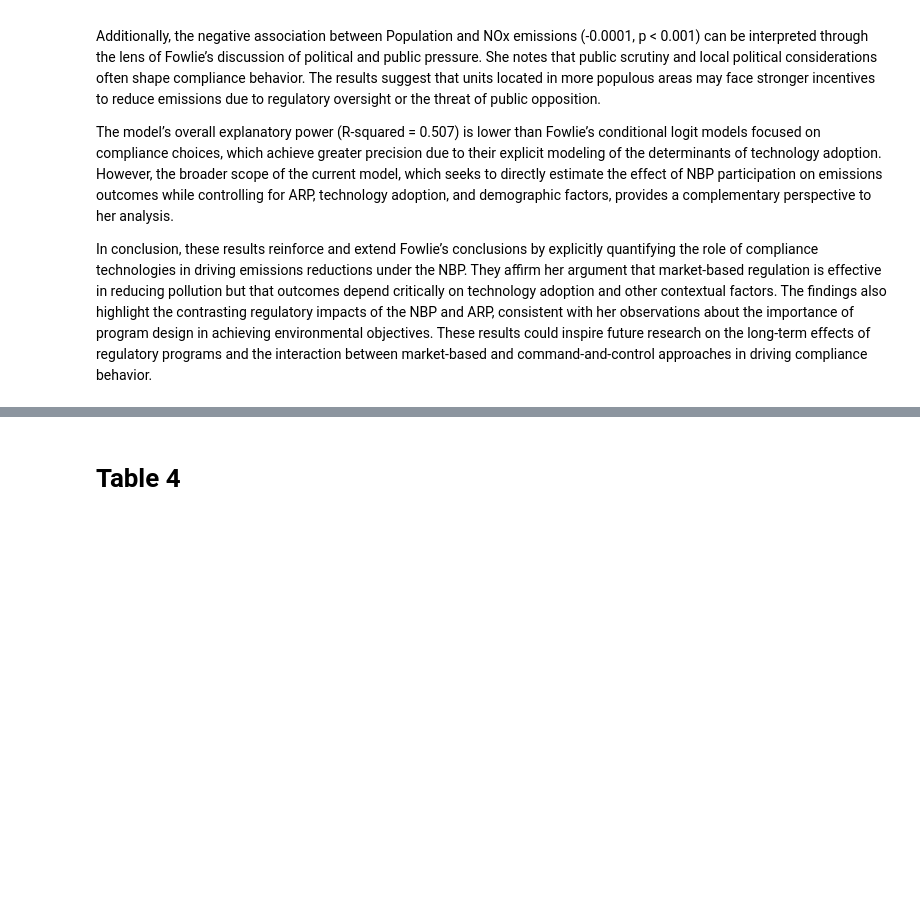
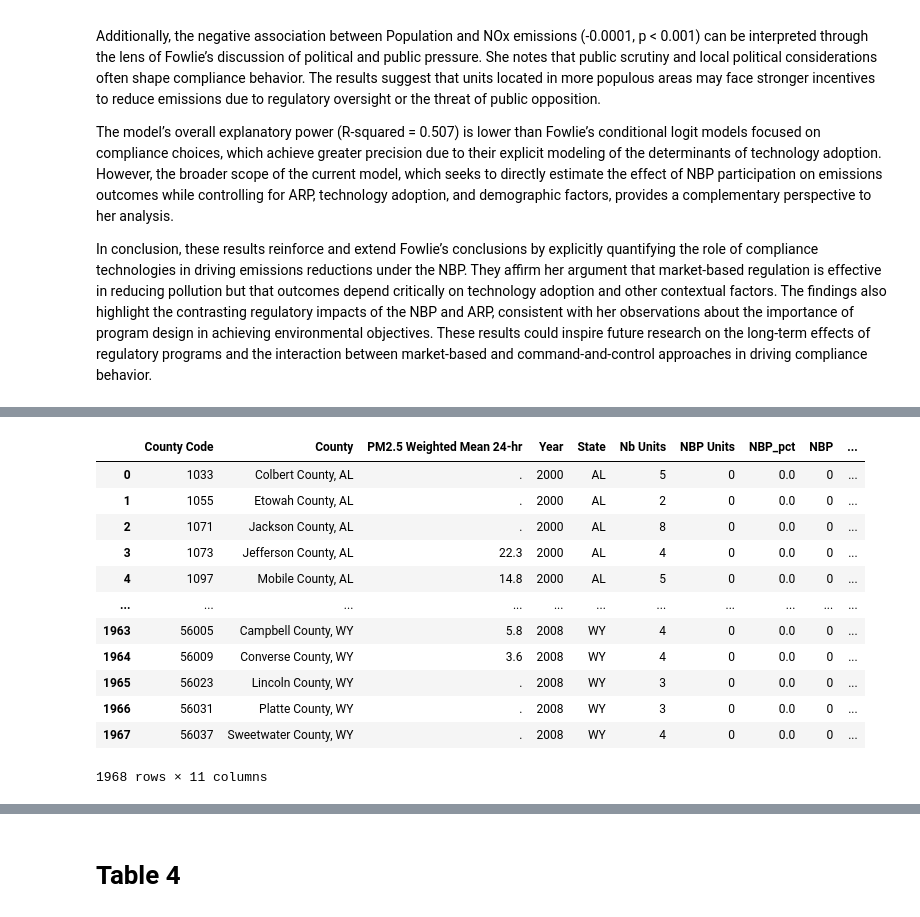
Before and after one commit to ZeliaDec/Econ, a Jupyter notebook: MGT-494.ipynb, the cells around one changed output, grey strips where cells are left out. Drawn from its saved outputs; the diff is of its cells as text; code cells hidden in the pictures; blank space fills up the shorter version.

```diff
--- a/MGT-494.ipynb
+++ b/MGT-494.ipynb
@@ -751,0 +884,21 @@ variable is perfectly explained using the effects included in the model.
+# %%
+pm2000 = air_quality2000[['County Code','County','PM2.5 Weighted Mean 24-hr']].copy()
+pm2001 = air_quality2001[['County Code','County','PM2.5 Weighted Mean 24-hr']].copy()
+pm2002 = air_quality2002[['County Code','County','PM2.5 Weighted Mean 24-hr']].copy()
+pm2003 = air_quality2003[['County Code','County','PM2.5 Weighted Mean 24-hr']].copy()
+pm2004 = air_quality2004[['County Code','County','PM2.5 Weighted Mean 24-hr']].copy()
+pm2005 = air_quality2005[['County Code','County','PM2.5 Weighted Mean 24-hr']].copy()
+pm2006 = air_quality2006[['County Code','County','PM2.5 Weighted Mean 24-hr']].copy()
+pm2007 = air_quality2007[['County Code','County','PM2.5 Weighted Mean 24-hr']].copy()
+pm2008 = air_quality2008[['County Code','County','PM2.5 Weighted Mean 24-hr']].copy()
+pm2000['Year']=2000
+pm2001['Year']=2001
+pm2002['Year']=2002
+pm2003['Year']=2003
+pm2004['Year']=2004
+pm2005['Year']=2005
+pm2006['Year']=2006
+pm2007['Year']=2007
+pm2008['Year']=2008
+pm = pd.concat([pm2000,pm2001,pm2002,pm2003,pm2004,pm2005,pm2006,pm2007,pm2008],ignore_index=True)
+pm
@@ -751,0 +919,31 @@ variable is perfectly explained using the effects included in the model.
+# %%
+data_fpm = pd.merge(
+    pm,
+    county_info,
+    left_on = ['County','Year'],
+    right_on = ['County','Year'],
+    how='inner'
+)
+data_fpm['post'] = (data_fpm['Year']>=2003).astype(int)
+# %%
+fpm_data = pd.merge(
+    data_fpm,
+    pop[['Year','County','Population']],
+    on = ['Year','County'],
+    how='inner'
+)
+fpm_data
+# %% [output]
+|  | County Code | County | PM2.5 Weighted Mean 24-hr | Year | State | Nb Units | NBP Units | NBP_pct | NBP | ... |
+| 0 | 1033 | Colbert County, AL | . | 2000 | AL | 5 | 0 | 0.0 | 0 | ... |
+| 1 | 1055 | Etowah County, AL | . | 2000 | AL | 2 | 0 | 0.0 | 0 | ... |
+| 2 | 1071 | Jackson County, AL | . | 2000 | AL | 8 | 0 | 0.0 | 0 | ... |
+| 3 | 1073 | Jefferson County, AL | 22.3 | 2000 | AL | 4 | 0 | 0.0 | 0 | ... |
+| 4 | 1097 | Mobile County, AL | 14.8 | 2000 | AL | 5 | 0 | 0.0 | 0 | ... |
+| ... | ... | ... | ... | ... | ... | ... | ... | ... | ... | ... |
+| 1963 | 56005 | Campbell County, WY | 5.8 | 2008 | WY | 4 | 0 | 0.0 | 0 | ... |
+| 1964 | 56009 | Converse County, WY | 3.6 | 2008 | WY | 4 | 0 | 0.0 | 0 | ... |
+| 1965 | 56023 | Lincoln County, WY | . | 2008 | WY | 3 | 0 | 0.0 | 0 | ... |
+| 1966 | 56031 | Platte County, WY | . | 2008 | WY | 3 | 0 | 0.0 | 0 | ... |
+| 1967 | 56037 | Sweetwater County, WY | . | 2008 | WY | 4 | 0 | 0.0 | 0 | ... |
+1968 rows × 11 columns
```
Also changed, not shown: parts of 43 cells of this notebook.
